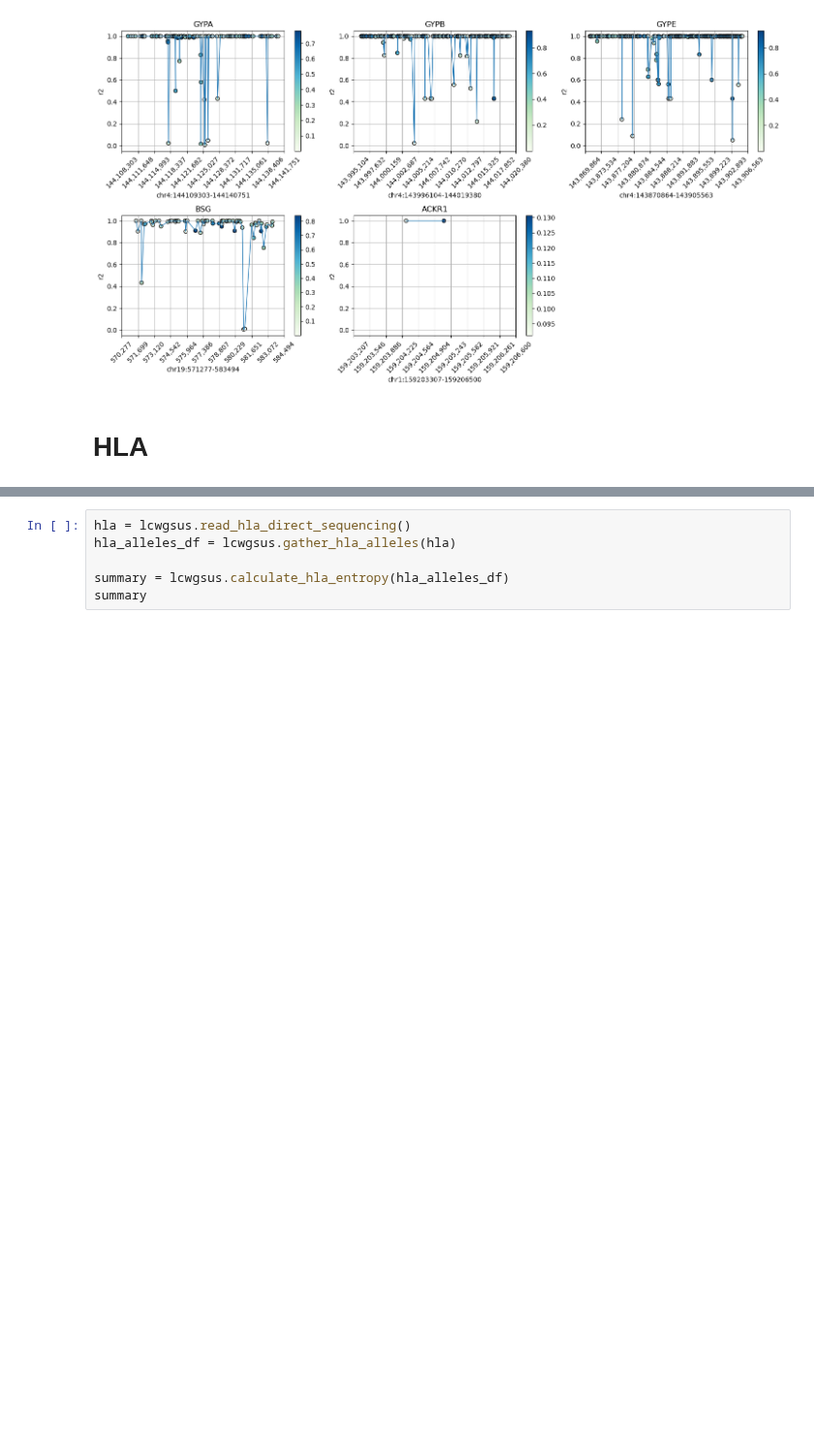
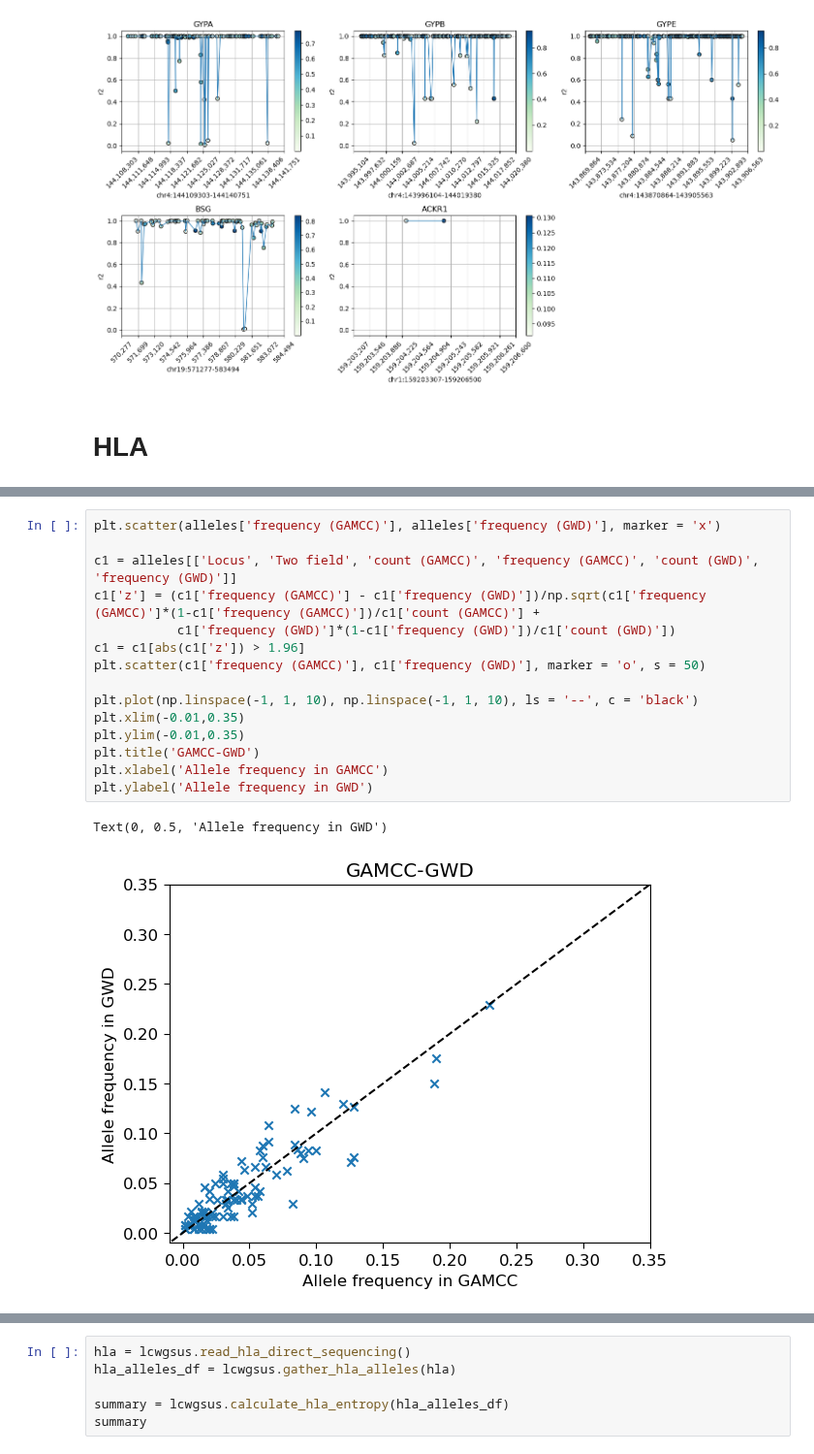
Before and after one commit to Suuuuuuuus/LCWGS_pipeline, a Jupyter notebook: scripts/notebooks/lcwgs_tmp.ipynb, the cells around one changed output, grey strips where cells are left out. Shown at 97% size. Drawn from its saved outputs; the diff is of its cells as text; blank space fills up the shorter version.

```diff
--- a/scripts/notebooks/lcwgs_tmp.ipynb
+++ b/scripts/notebooks/lcwgs_tmp.ipynb
@@ -351,0 +430,18 @@ oneKG
+# %%
+plt.scatter(alleles['frequency (GAMCC)'], alleles['frequency (GWD)'], marker = 'x')
+
+c1 = alleles[['Locus', 'Two field', 'count (GAMCC)', 'frequency (GAMCC)', 'count (GWD)', 'frequency (GWD)']]
+c1['z'] = (c1['frequency (GAMCC)'] - c1['frequency (GWD)'])/np.sqrt(c1['frequency (GAMCC)']*(1-c1['frequency (GAMCC)'])/c1['count (GAMCC)'] +
+           c1['frequency (GWD)']*(1-c1['frequency (GWD)'])/c1['count (GWD)'])
+c1 = c1[abs(c1['z']) > 1.96]
+plt.scatter(c1['frequency (GAMCC)'], c1['frequency (GWD)'], marker = 'o', s = 50)
+
+plt.plot(np.linspace(-1, 1, 10), np.linspace(-1, 1, 10), ls = '--', c = 'black')
+plt.xlim(-0.01,0.35)
+plt.ylim(-0.01,0.35)
+plt.title('GAMCC-GWD')
+plt.xlabel('Allele frequency in GAMCC')
+plt.ylabel('Allele frequency in GWD')
+# %% [output]
+Text(0, 0.5, 'Allele frequency in GWD')
+[figure, added]
```
Also changed, not shown: parts of 19 cells of this notebook, 1 other file.
